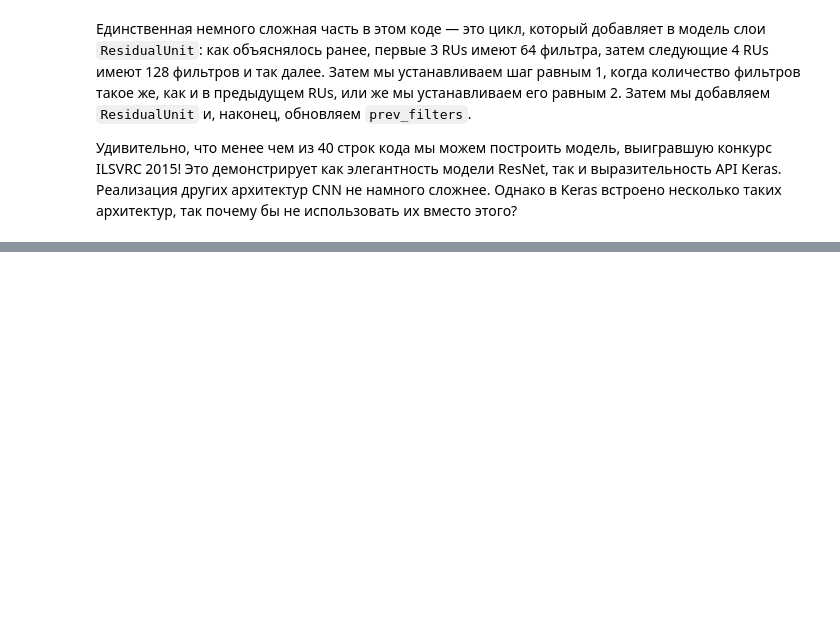
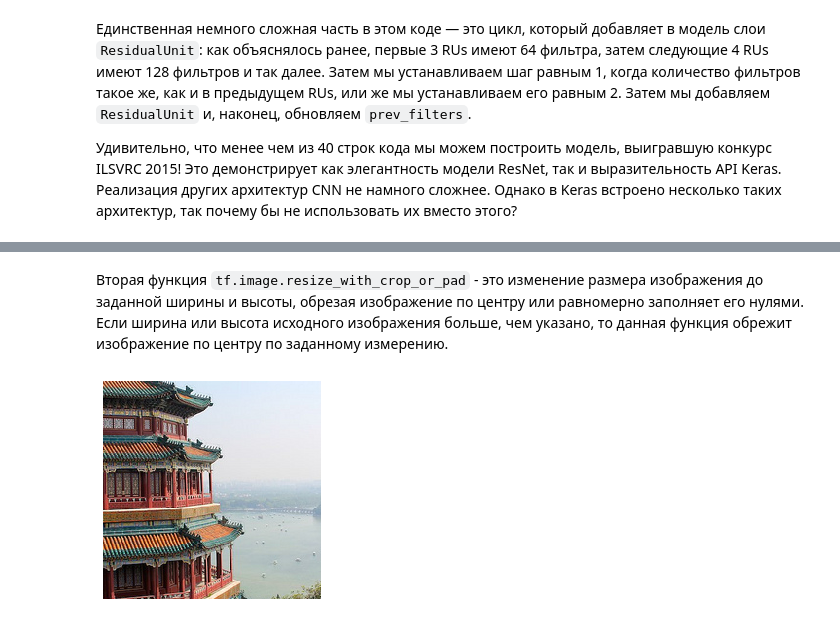
Before and after one commit to Grey216/Deep_computer_vision_with_cnns, a Jupyter notebook: 14_deep_computer_vision_with_cnns.ipynb, the cells around one changed output, grey strips where cells are left out. Saved outputs shown, nothing was run; the diff lists cells and outputs as text; code cells hidden in the pictures; blank space fills up the shorter version.

```diff
--- a/14_deep_computer_vision_with_cnns.ipynb
+++ b/14_deep_computer_vision_with_cnns.ipynb
@@ -1397,0 +1448,8 @@ _________________________________________________________________
+# %% [markdown]
+Вторая функция `tf.image.resize_with_crop_or_pad` - это изменение размера изображения до заданной ширины и высоты, обрезая изображение по центру или равномерно заполняет его нулями. Если ширина или высота исходного изображения больше, чем указано, то данная функция обрежит изображение по центру по заданному измерению.
+# %%
+images_resized = tf.image.resize_with_crop_or_pad(images, 224, 224)
+plot_color_image(images_resized[0])
+plt.show()
+# %% [output]
+[figure, added]
```
Also changed, not shown: parts of 18 cells of this notebook.
